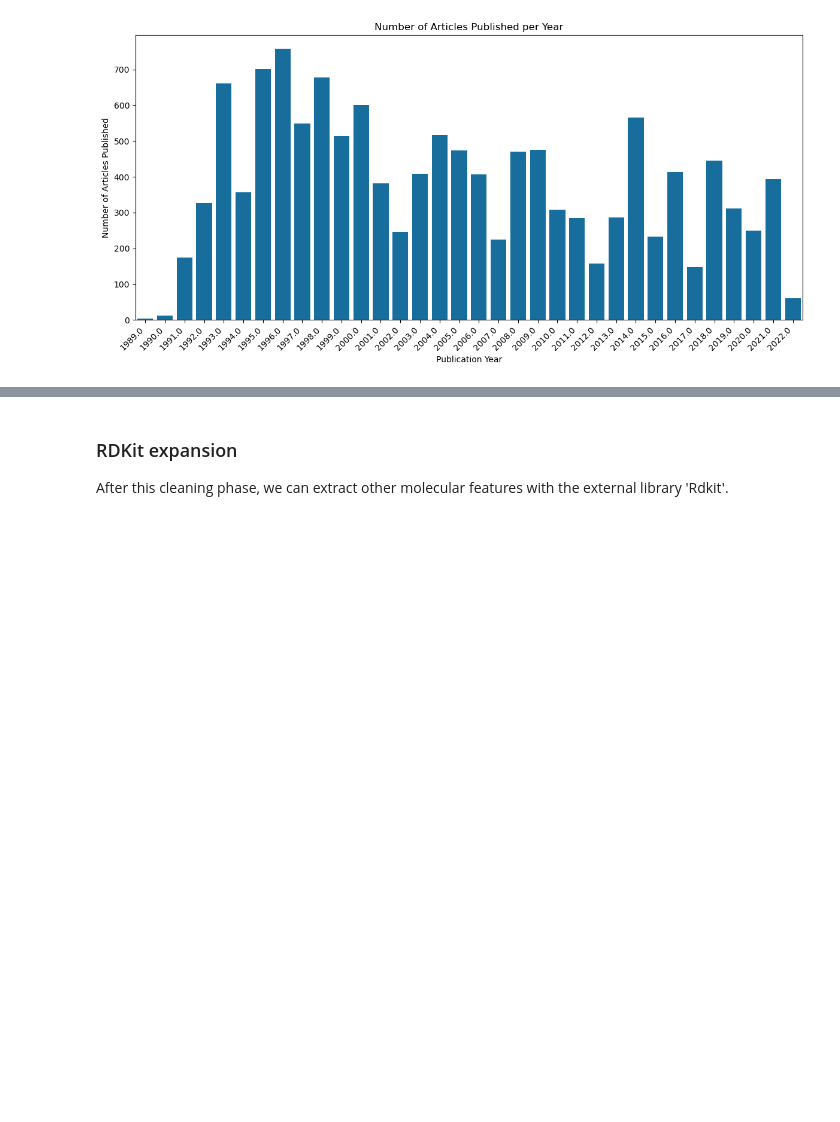
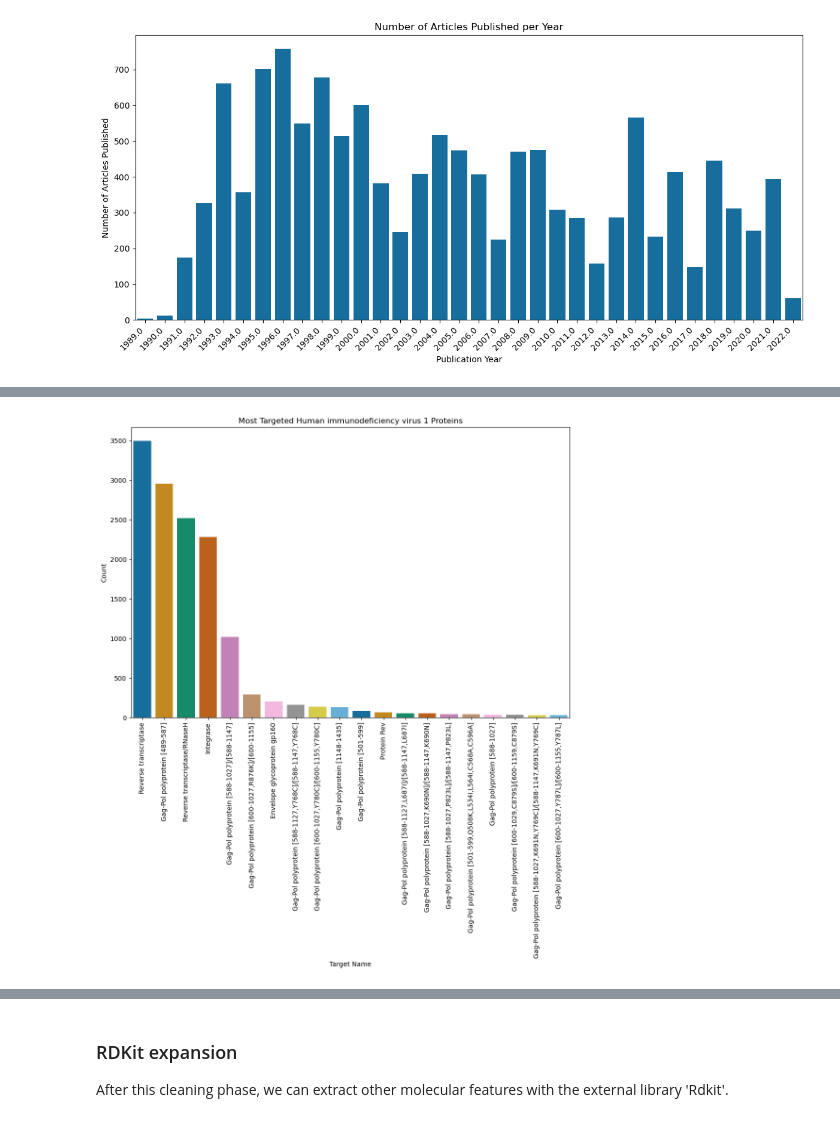
Before and after one commit to epfl-ada/ada-2024-project-adattatori, a Jupyter notebook: results.ipynb, the cells around one changed output, grey strips where cells are left out. Drawn from its saved outputs; the diff is of its cells as text; code cells hidden in the pictures; blank space fills up the shorter version.

```diff
--- a/results.ipynb
+++ b/results.ipynb
@@ -111,0 +123,4 @@ evaluation_utils.plot_publications_per_year(hiv_doi)
+# %%
+evaluation_utils.plot_most_targeted_proteins(hiv)
+# %% [output]
+[figure, added]
```
Also changed, not shown: parts of 24 cells of this notebook.
